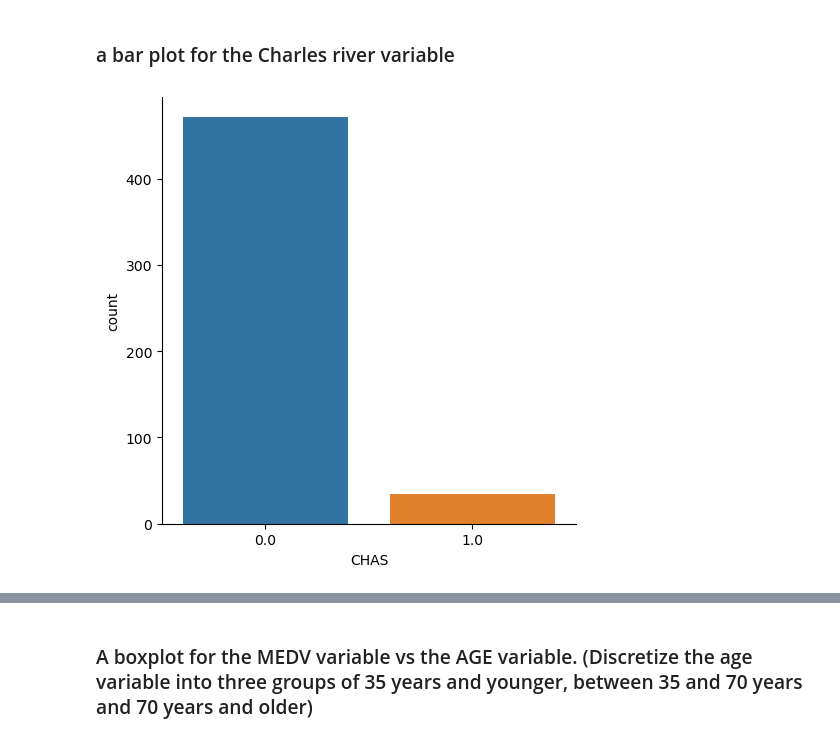
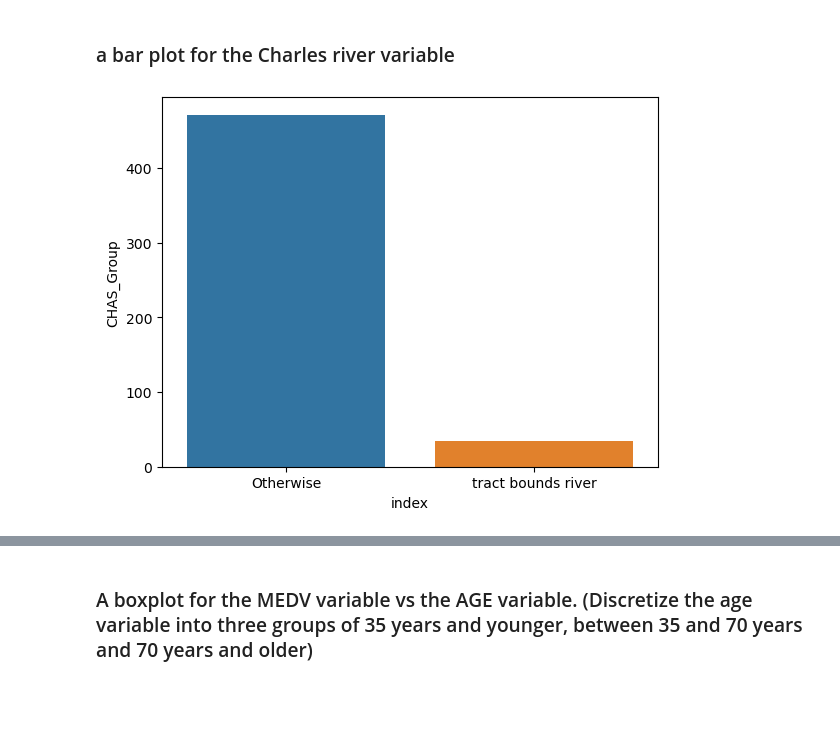
Before and after one commit to Jamiul237/Housing-agency-in-Boston, a Jupyter notebook: Analyze result.ipynb, the cells around one changed output, grey strips where cells are left out. Cells and saved outputs as stored; diff of their text form; code cells hidden in the pictures; blank space fills up the shorter version.

```diff
--- a/Analyze result.ipynb
+++ b/Analyze result.ipynb
@@ -54,6 +54,10 @@ print(Mean, Min, Max)
 # %% [markdown]
 ### a  bar plot for the Charles river variable
 # %%
-sns.catplot(x= 'CHAS', kind = 'count', data = boston_df)
+boston_df.loc[(boston_df['CHAS']>=1),'CHAS_Group'] = 'tract bounds river'
+boston_df.loc[(boston_df['CHAS']<=0),'CHAS_Group'] = 'Otherwise'
+Barplot = boston_df['CHAS_Group'].value_counts().reset_index()
+sns.barplot(x= 'index', y = 'CHAS_Group', data = Barplot)
+plt.show()
 # %% [output]
-[figure, old version]
+[figure, new version]
```
Also changed, not shown: parts of 1 cell of this notebook.
